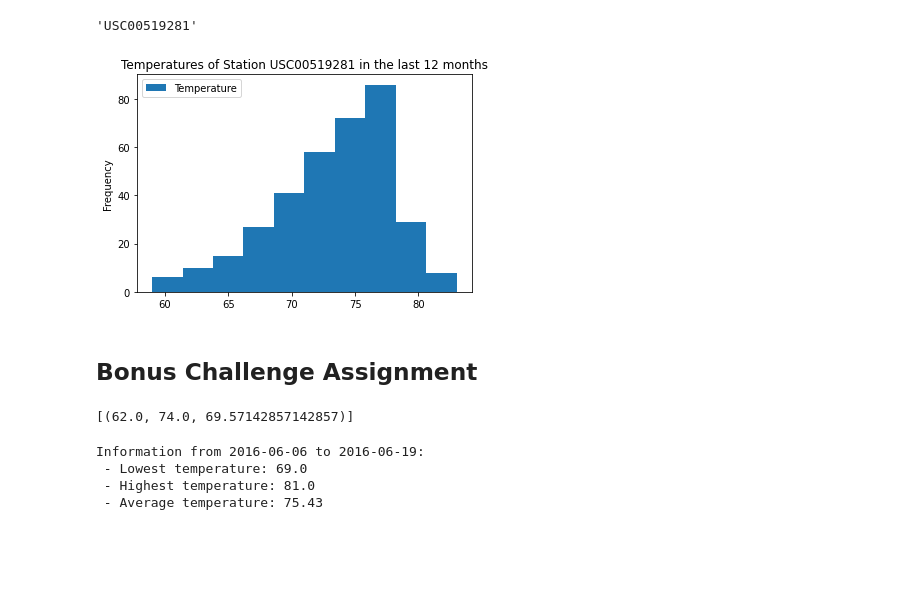
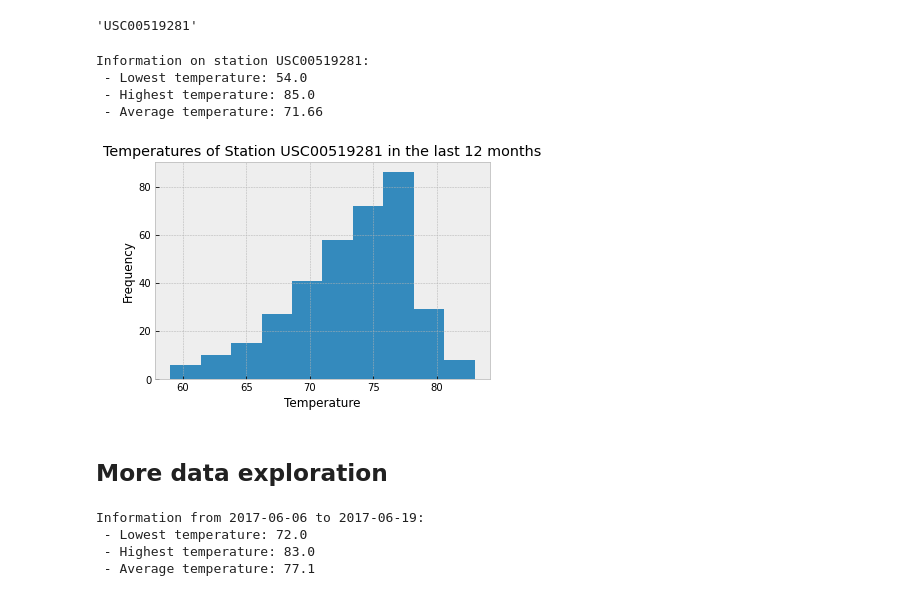
Before and after one commit to cckuqui/surfing-hawaii, a Jupyter notebook: climate.ipynb, the cells around one changed output. Cells and saved outputs as stored; diff of their text form; code cells hidden in the pictures; blank space fills up the shorter version.

```diff
--- a/climate.ipynb
+++ b/climate.ipynb
@@ -0,0 +1,5 @@
+# %%
+# Imports
+import matplotlib.pyplot as plt
+from matplotlib import style
+style.use('bmh')
@@ -106,6 +109,7 @@ active_stations = session.query(Measurement.station, func.count(Measurement.stat
                   group_by(Measurement.station).\
                   order_by(func.count(Measurement.station).desc())
 
-for active in active_stations:
-    print(active)
+active_pd = pd.DataFrame(active_stations, columns=('Stations','Data Points'))
+active_pd = active_pd.set_index('Stations', inplace=False)
+active_pd
 # %% [output]
@@ -137,6 +137,18 @@ for active in active_stations[:1]:
 most_station
 # %% [output]
 'USC00519281'
+# %%
+# Using the station id from the previous query, calculate the lowest temperature recorded, highest temperature recorded, and average temperature of the most active station?
+most_active = session.query(func.min(Measurement.tobs),func.max(Measurement.tobs),func.avg(Measurement.tobs)).\
+              filter(Measurement.station == most_station)
+
+for active in most_active:
+    print(f'Information on station {most_station}: \n - Lowest temperature: {active[0]} \n - Highest temperature: {active[1]} \n - Average temperature: {round(active[2],2)}')
+# %% [output]
+Information on station USC00519281:
+ - Lowest temperature: 54.0
+ - Highest temperature: 85.0
+ - Average temperature: 71.66
 # %%
 # Query the last 12 months of temperature observation data for this station and plot the results as a histogram
 toptemp_station = session.query(Measurement.date, Measurement.tobs).\
@@ -149,43 +161,30 @@ toptemp_station = toptemp_station.reset_index(drop=True)
 toptemp_station = toptemp_station.set_index('Date', inplace=False)
 toptemp_station = toptemp_station.sort_index()
 # %%
-toptemp_station.plot(kind='hist')
-plt.title('Temperatures of Station USC00519281 in the last 12 months')
+toptemp_station.plot(kind='hist',legend=False)
+plt.title(f'Temperatures of Station {most_station} in the last 12 months')
+plt.xlabel('Temperature')
 plt.show()
 # %% [output]
-[figure, old version]
+[figure, new version]
-# %% [markdown]
-## Bonus Challenge Assignment
+# %% [markdown]
+## More data exploration
 # %%
-# This function called `calc_temps` will accept start date and end date in the format '%Y-%m-%d'
-# and return the minimum, average, and maximum temperatures for that range of dates
+# Function to return the minimum, average, and maximum temperatures for that range of dates
 def calc_temps(start_date, end_date):
-    """TMIN, TAVG, and TMAX for a list of dates.
-
-    Args:
-        start_date (string): A date string in the format %Y-%m-%d
-        end_date (string): A date string in the format %Y-%m-%d
-
-    Returns:
-        TMIN, TAVE, and TMAX
-    """
-
-    return session.query(func.min(Measurement.tobs), func.max(Measurement.tobs), func.avg(Measurement.tobs)).\
-        filter(Measurement.date >= start_date).filter(Measurement.date <= end_date).all()
-
-# function usage example
-print(calc_temps('2012-02-28', '2012-03-05'))
+    temps = session.query(func.min(Measurement.tobs), func.max(Measurement.tobs), func.avg(Measurement.tobs)).\
+        filter(Measurement.date >= start_date).\
+        filter(Measurement.date <= end_date).all()
+    return temps
-# %% [output]
-[(62.0, 74.0, 69.57142857142857)]
 # %%
-# Use your previous function `calc_temps` to calculate the tmin, tavg, and tmax for your trip using the previous year's data for those same dates.
-start_date = '2016-06-06'
-end_date = '2016-06-19'
+# Select two dates to calculate the tmin, tavg, and tmax for your trip using the previous year's data for those same dates.
+start_date = '2017-06-06'
+end_date = '2017-06-19'
 vac_data = calc_temps(start_date,end_date)
 print(f'Information from {start_date} to {end_date}: \n - Lowest temperature: {vac_data[0][0]} \n - Highest temperature: {vac_data[0][1]} \n - Average temperature: {round(vac_data[0][2],2)}')
 # %% [output]
-Information from 2016-06-06 to 2016-06-19:
- - Lowest temperature: 69.0
- - Highest temperature: 81.0
- - Average temperature: 75.43
+Information from 2017-06-06 to 2017-06-19:
+ - Lowest temperature: 72.0
+ - Highest temperature: 83.0
+ - Average temperature: 77.1
 # %%
```
Also changed, not shown: parts of 13 cells of this notebook.
